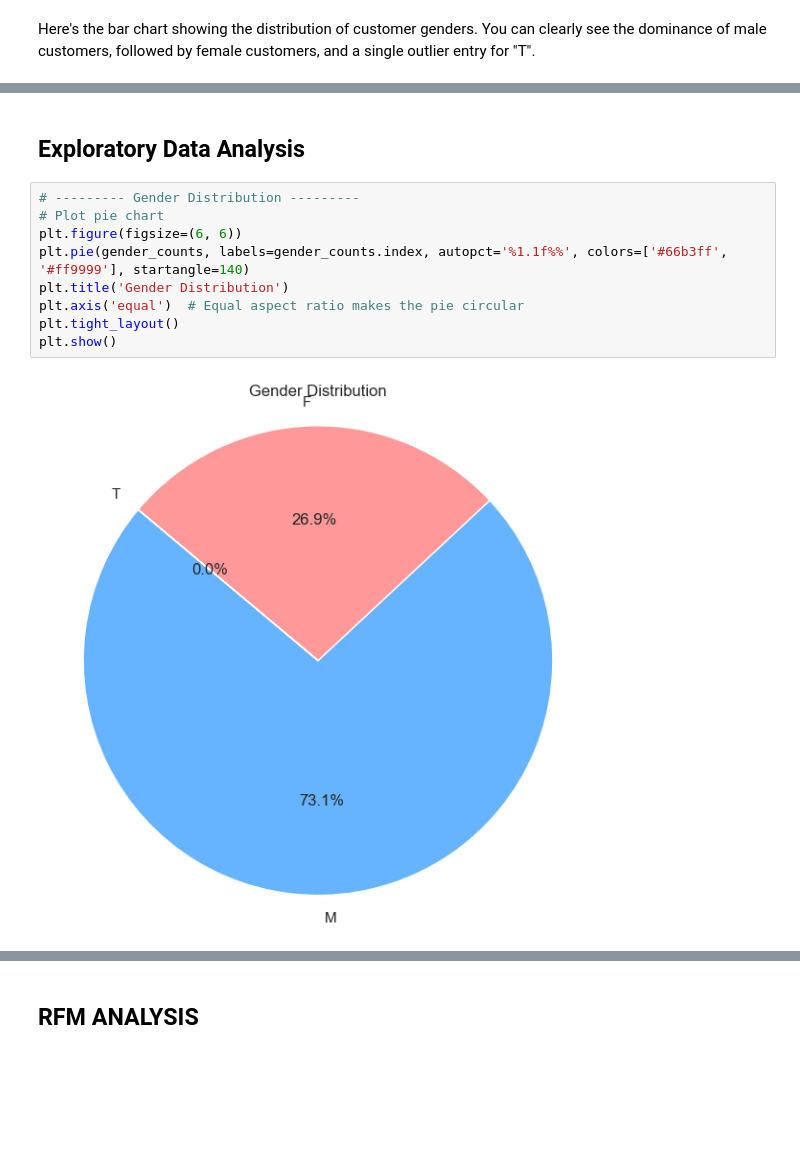
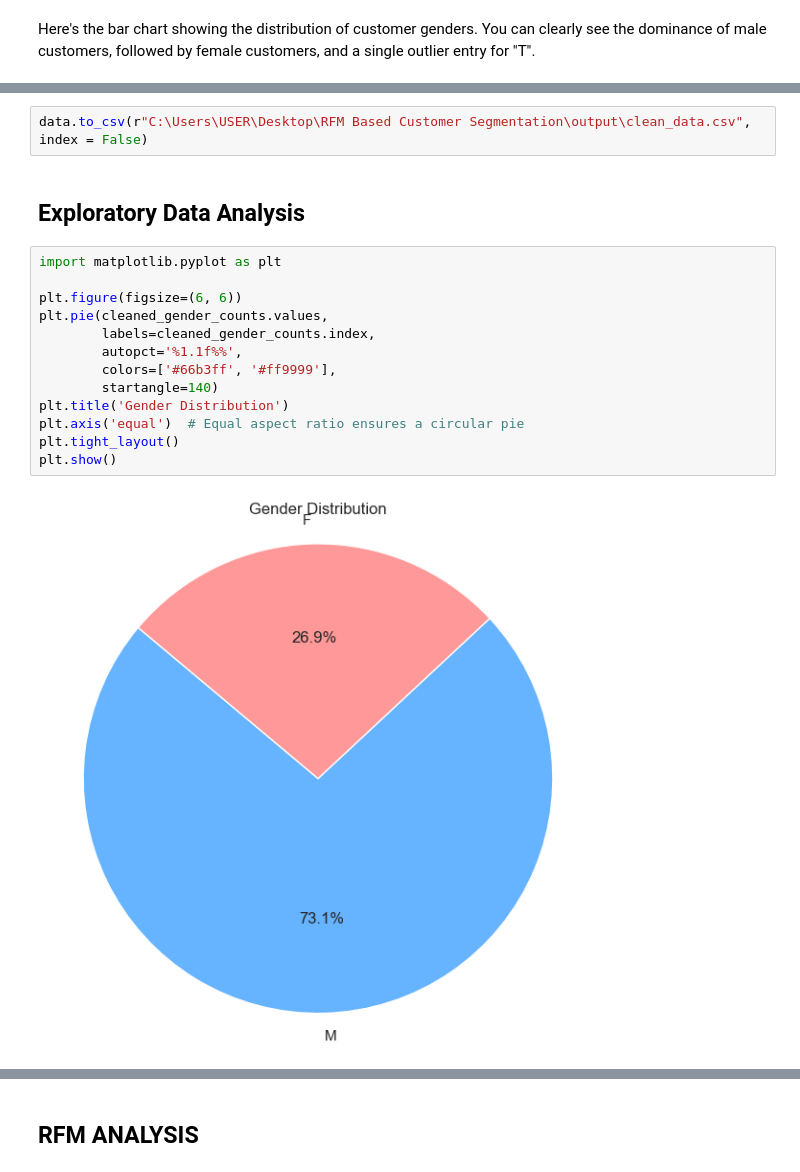
Before and after one commit to tai-dauda/RFM-Based-Customer-Segmentation, a Jupyter notebook: notebook/RFM Analysis.ipynb, the cells around one changed output, grey strips where cells are left out. Saved outputs shown, nothing was run; the diff lists cells and outputs as text; blank space fills up the shorter version.

```diff
--- a/notebook/RFM Analysis.ipynb
+++ b/notebook/RFM Analysis.ipynb
@@ -446,15 +393,21 @@ df.describe(include = 'all')
+# %%
+data.to_csv(r"C:\Users\USER\Desktop\RFM Based Customer Segmentation\output\clean_data.csv", index = False)
 # %% [markdown]
 ## Exploratory Data Analysis
-# %%
-# --------- Gender Distribution ---------
-# Plot pie chart
-plt.figure(figsize=(6, 6))
-plt.pie(gender_counts, labels=gender_counts.index, autopct='%1.1f%%', colors=['#66b3ff', '#ff9999'], startangle=140)
-plt.title('Gender Distribution')
-plt.axis('equal')  # Equal aspect ratio makes the pie circular
-plt.tight_layout()
-plt.show()
-# %% [output]
-[figure, removed]
+# %%
+import matplotlib.pyplot as plt
+
+plt.figure(figsize=(6, 6))
+plt.pie(cleaned_gender_counts.values,
+        labels=cleaned_gender_counts.index,
+        autopct='%1.1f%%',
+        colors=['#66b3ff', '#ff9999'],
+        startangle=140)
+plt.title('Gender Distribution')
+plt.axis('equal')  # Equal aspect ratio ensures a circular pie
+plt.tight_layout()
+plt.show()
+# %% [output]
+[figure, added]
 # %%
 # Average & total transaction by gender
```
Also changed, not shown: parts of 40 cells of this notebook, 2 other files.
